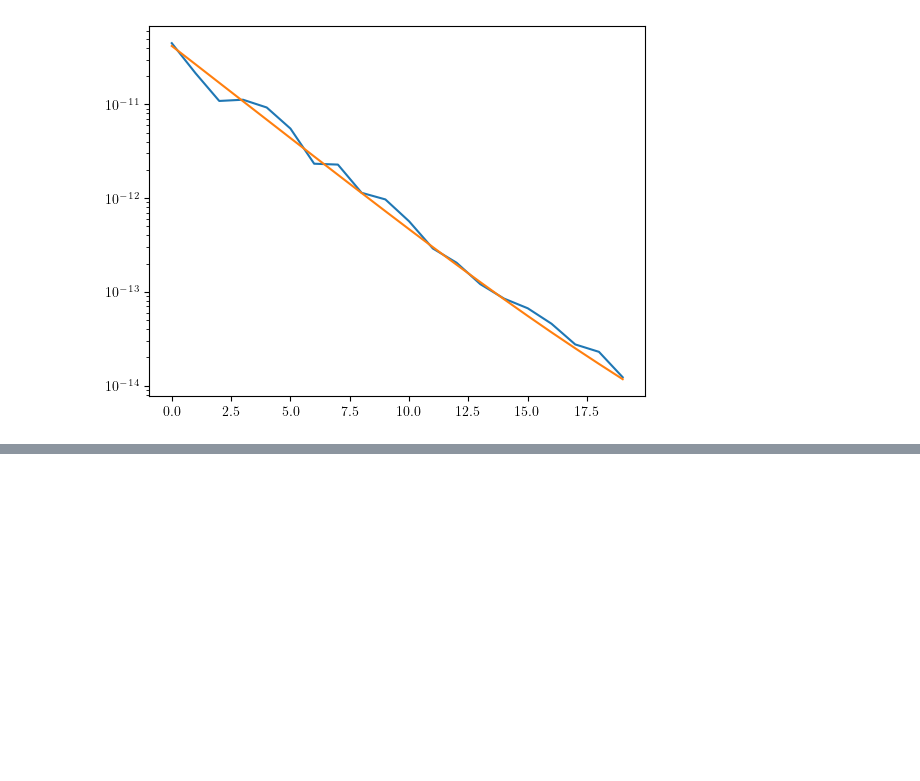
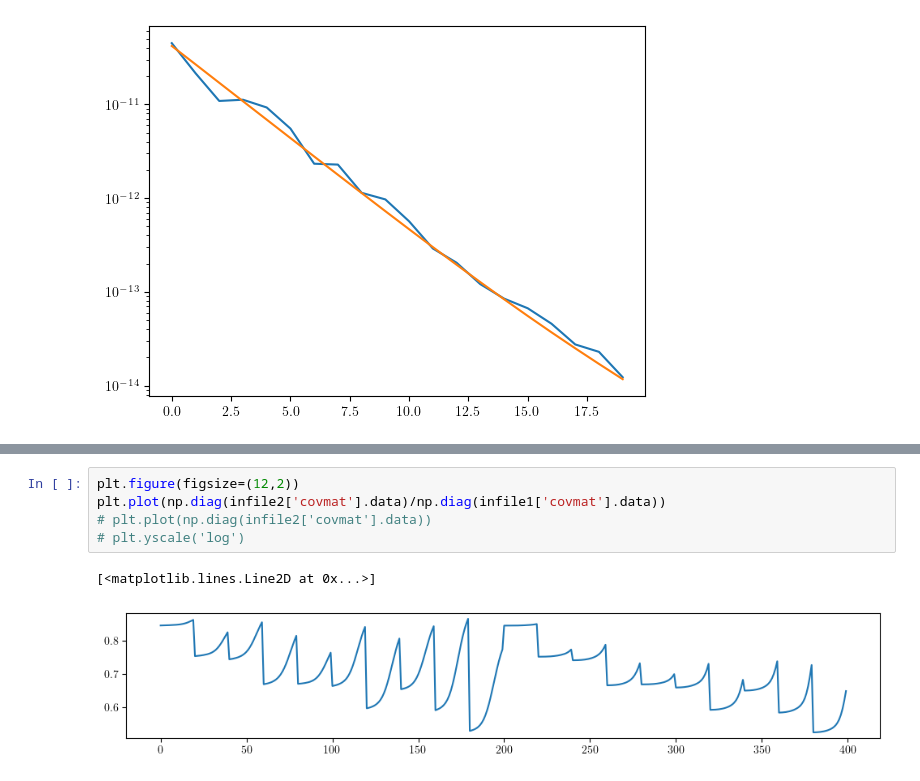
Before and after one commit to delve-survey/CosmicShearCosmosis, a Jupyter notebook: notebooks/PlotBlindedDV.ipynb, the cells around one changed output, grey strips where cells are left out. Cells and saved outputs as stored; diff of their text form; blank space fills up the shorter version.

```diff
--- a/notebooks/PlotBlindedDV.ipynb
+++ b/notebooks/PlotBlindedDV.ipynb
@@ -365,0 +384,8 @@ plt.yscale('log')
+# %%
+plt.figure(figsize=(12,2))
+plt.plot(np.diag(infile2['covmat'].data)/np.diag(infile1['covmat'].data))
+# plt.plot(np.diag(infile2['covmat'].data))
+# plt.yscale('log')
+# %% [output]
+[<matplotlib.lines.Line2D at 0x...>]
+[figure, added]
```
Also changed, not shown: parts of 3 cells of this notebook, 4 other files.
